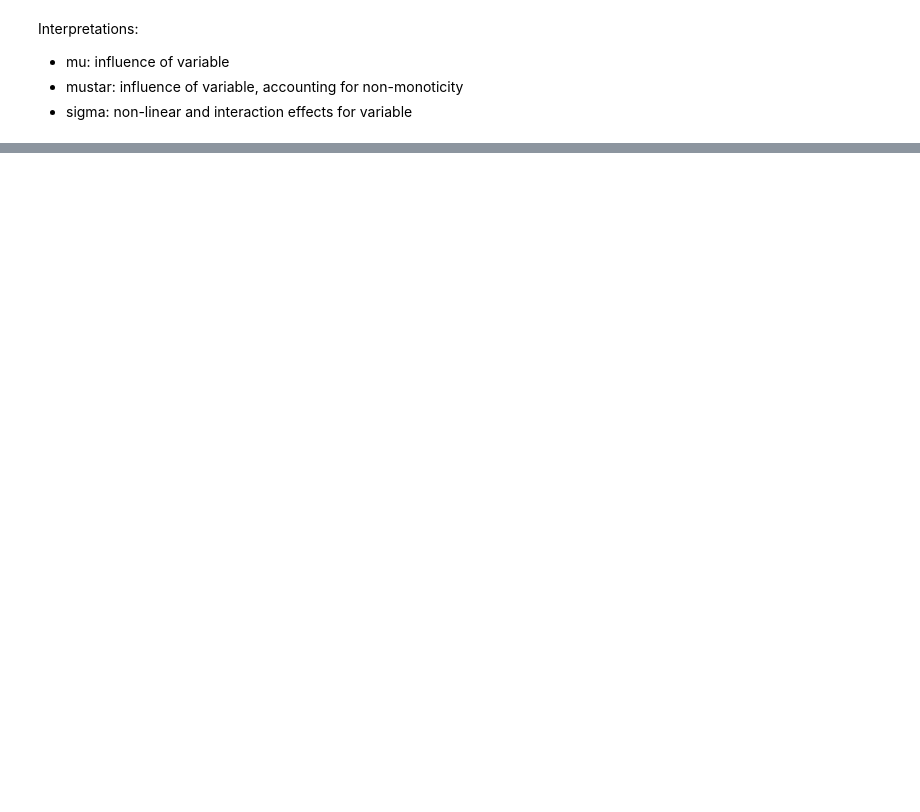
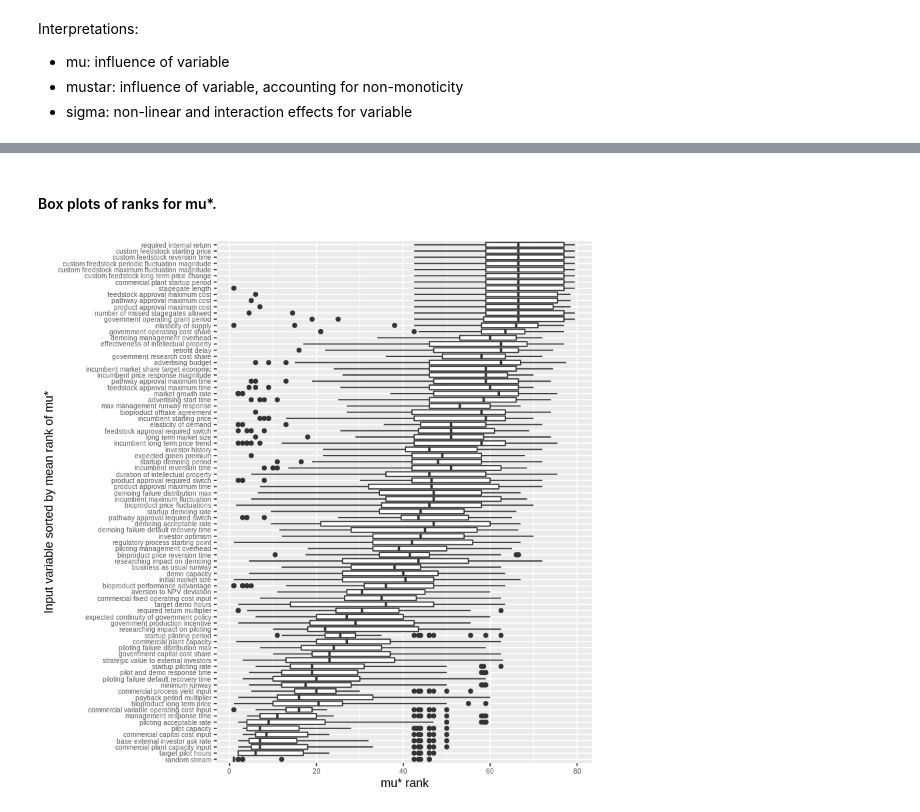
Before and after one commit to NREL/BioproductTransitionDynamics, a Jupyter notebook: sensitivity/btd-elementary-effects-v12.ipynb, the cells around one changed output, grey strips where cells are left out. Drawn from its saved outputs; the diff is of its cells as text; code cells hidden in the pictures; blank space fills up the shorter version.

```diff
--- a/sensitivity/btd-elementary-effects-v12.ipynb
+++ b/sensitivity/btd-elementary-effects-v12.ipynb
@@ -234,10 +223,0 @@ z.ee %>% dim
-# %%
-z.mu <- apply(z.ee, 2, mean)
-z.mustar <- apply(z.ee, 2, function(x) mean(abs(x)))
-z.sigma <- apply(z.ee, 2, sd)
-z.result <- data.table(
-    variable = names(z.mu),
-    mu       = z.mu       ,
-    mustar   = z.mustar   ,
-    sigma    = z.sigma
-)
@@ -259,0 +387,19 @@ ggplot(z.result, aes(x = mu, y = sigma, color = mustar, label = variable)) +
+# %% [markdown]
+#### Box plots of ranks for mu*.
+# %%
+ggplot(
+    z.results,
+    aes(
+        x=factor(
+            Input,
+            levels=z.results[, .(`sort` = mean(`mu* rank`)), by=.(Input)][order(sort), `Input`]
+        ),
+        y=`mu* rank`
+    )
+) +
+    geom_boxplot() +
+    coord_flip() +
+    xlab("Input variable sorted by mean rank of mu*") +
+    theme(axis.text=element_text(size=6))
+# %% [output]
+[figure, added]
```
Also changed, not shown: parts of 42 cells of this notebook, 1 other file.
